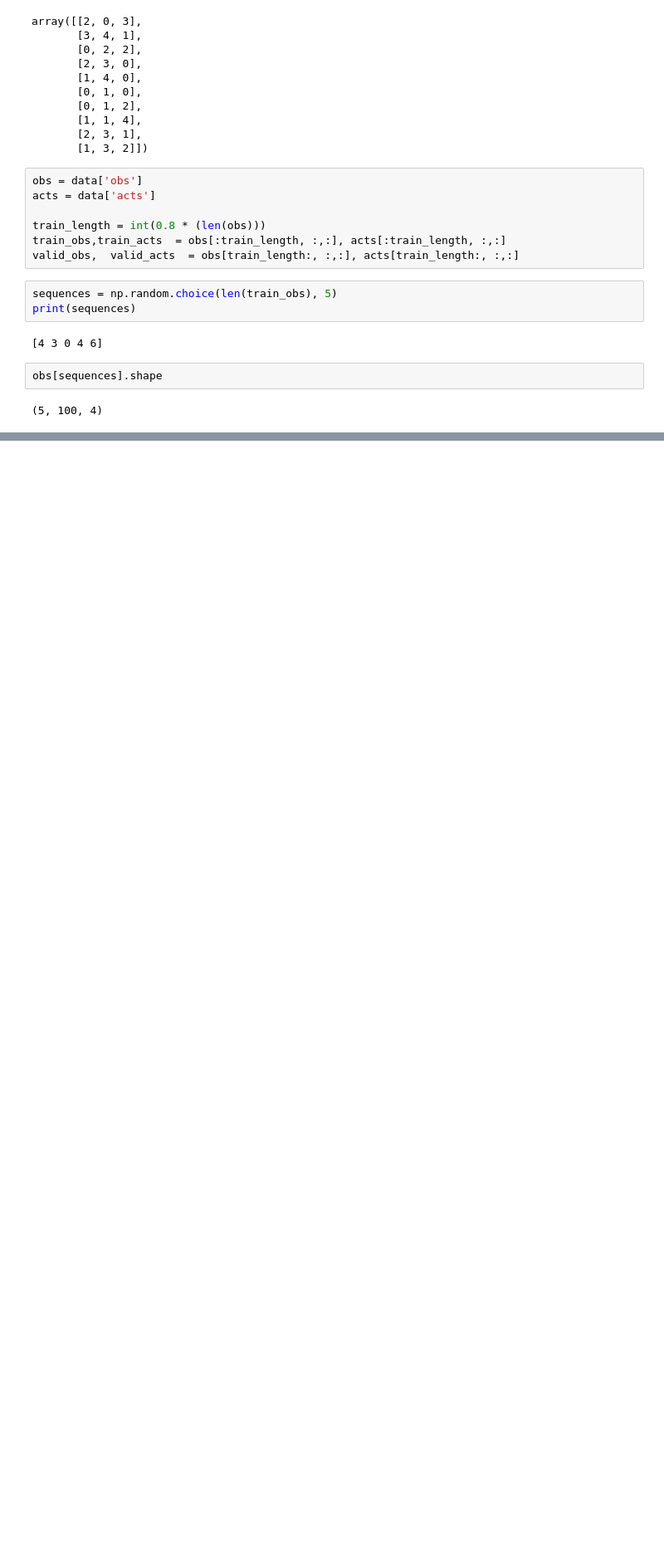
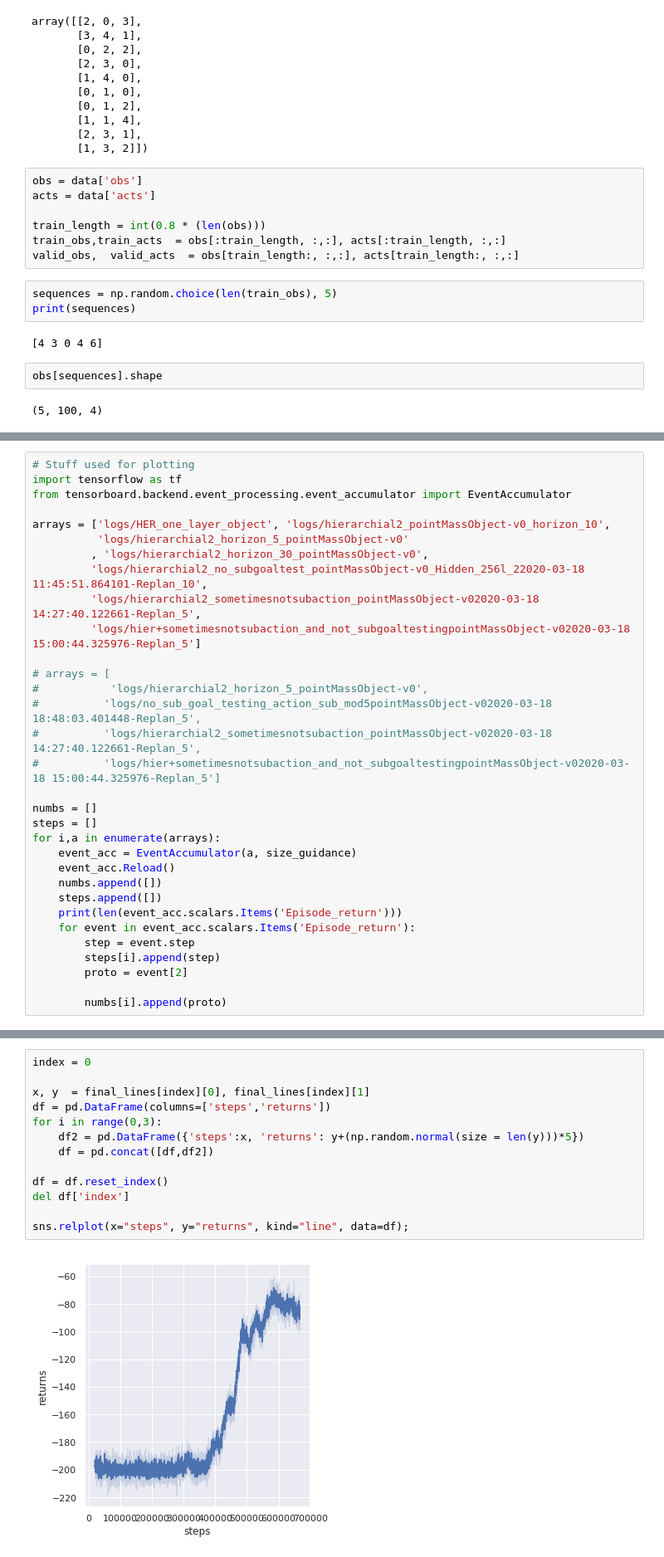
Before and after one commit to sholtodouglas/hierarchial_robotics, a Jupyter notebook: Quick Tests.ipynb, the cells around one changed output, grey strips where cells are left out. Shown at 83% size. Drawn from its saved outputs; the diff is of its cells as text; blank space fills up the shorter version.

```diff
--- a/Quick Tests.ipynb
+++ b/Quick Tests.ipynb
@@ -1005,0 +1026,32 @@ np.concatenate(obs,axis=0).shape
+# %%
+# Stuff used for plotting
+import tensorflow as tf
+from tensorboard.backend.event_processing.event_accumulator import EventAccumulator
+
+arrays = ['logs/HER_one_layer_object', 'logs/hierarchial2_pointMassObject-v0_horizon_10',
+          'logs/hierarchial2_horizon_5_pointMassObject-v0'
+         , 'logs/hierarchial2_horizon_30_pointMassObject-v0',
+         'logs/hierarchial2_no_subgoaltest_pointMassObject-v0_Hidden_256l_22020-03-18 11:45:51.864101-Replan_10',
+         'logs/hierarchial2_sometimesnotsubaction_pointMassObject-v02020-03-18 14:27:40.122661-Replan_5',
+         'logs/hier+sometimesnotsubaction_and_not_subgoaltestingpointMassObject-v02020-03-18 15:00:44.325976-Replan_5']
+
+# arrays = [
+#           'logs/hierarchial2_horizon_5_pointMassObject-v0',
+#          'logs/no_sub_goal_testing_action_sub_mod5pointMassObject-v02020-03-18 18:48:03.401448-Replan_5',
+#          'logs/hierarchial2_sometimesnotsubaction_pointMassObject-v02020-03-18 14:27:40.122661-Replan_5',
+#          'logs/hier+sometimesnotsubaction_and_not_subgoaltestingpointMassObject-v02020-03-18 15:00:44.325976-Replan_5']
+
+numbs = []
+steps = []
+for i,a in enumerate(arrays):
+    event_acc = EventAccumulator(a, size_guidance)
+    event_acc.Reload()
+    numbs.append([])
+    steps.append([])
+    print(len(event_acc.scalars.Items('Episode_return')))
+    for event in event_acc.scalars.Items('Episode_return'):
+        step = event.step
+        steps[i].append(step)
+        proto = event[2]
+
+        numbs[i].append(proto)
@@ -1005,0 +1115,15 @@ np.concatenate(obs,axis=0).shape
+# %%
+index = 0
+
+x, y  = final_lines[index][0], final_lines[index][1]
+df = pd.DataFrame(columns=['steps','returns'])
+for i in range(0,3):
+    df2 = pd.DataFrame({'steps':x, 'returns': y+(np.random.normal(size = len(y)))*5})
+    df = pd.concat([df,df2])
+
+df = df.reset_index()
+del df['index']
+
+sns.relplot(x="steps", y="returns", kind="line", data=df);
+# %% [output]
+[figure, added]
```
Also changed, not shown: parts of 16 cells of this notebook, 4 other files.
